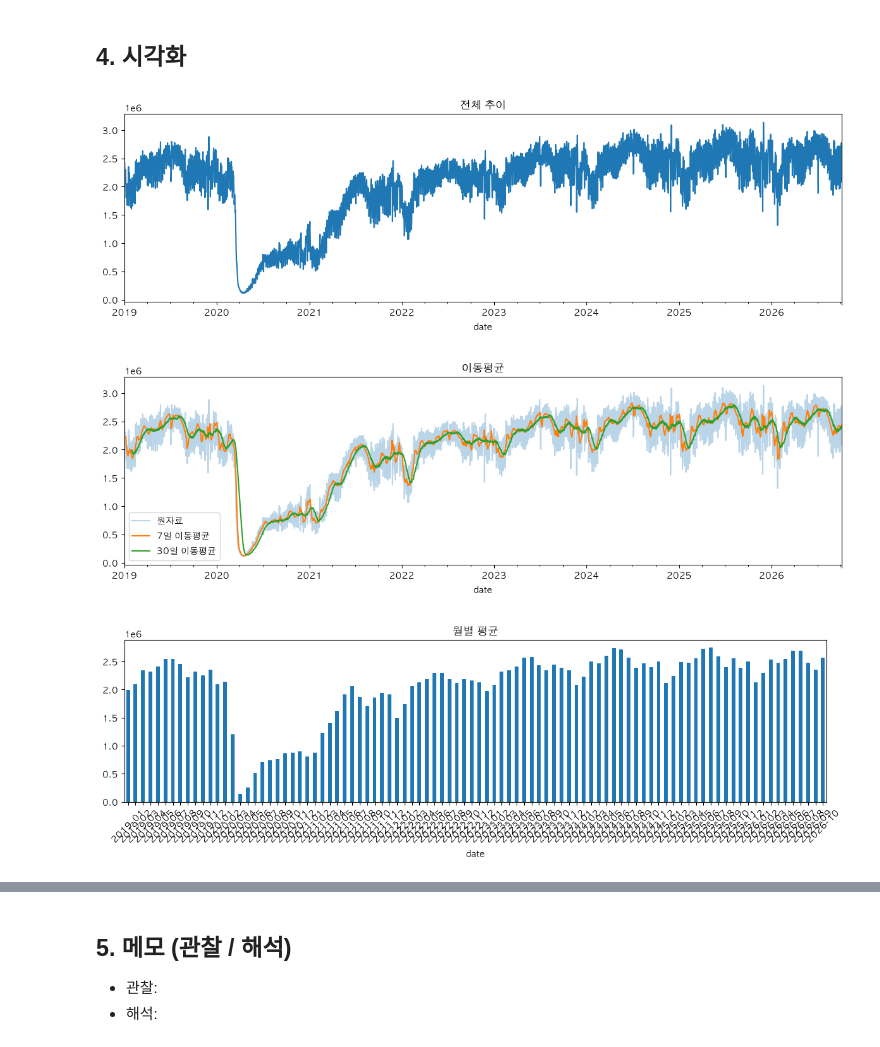
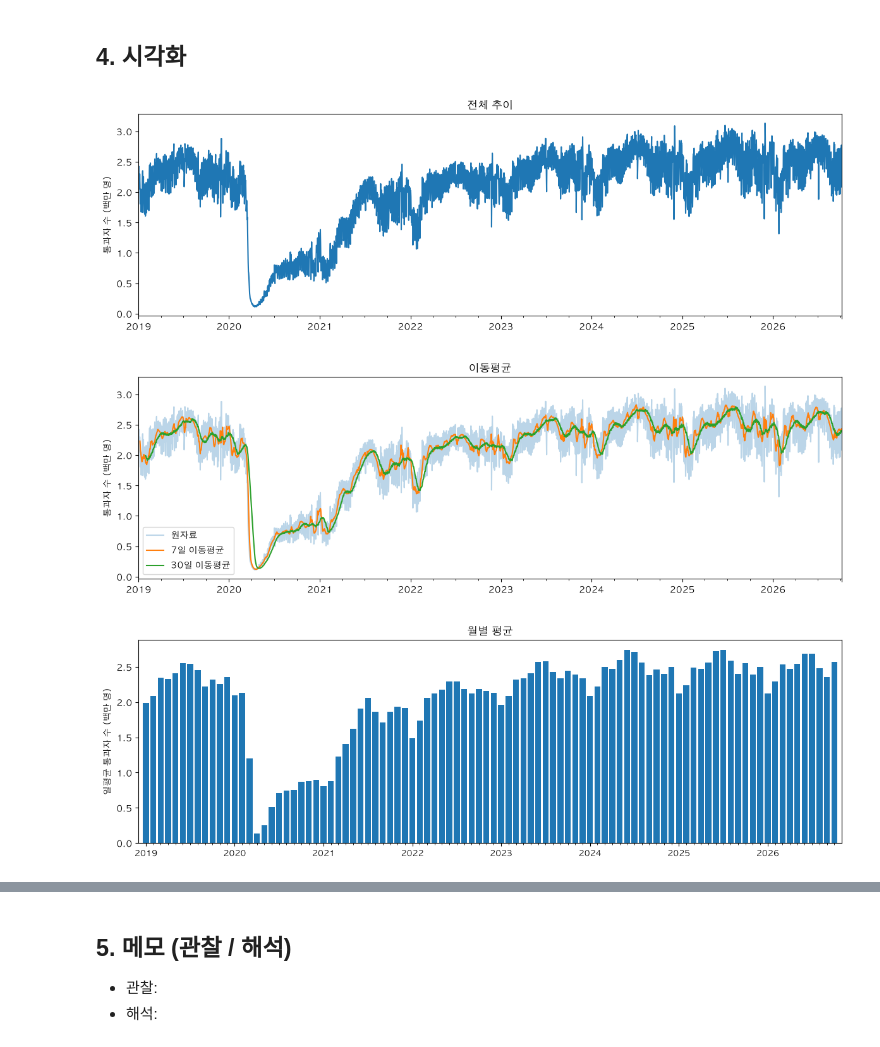
Before and after one commit to ijudge-hub/M-1, a Jupyter notebook: analysis.ipynb, the cells around one changed output, grey strips where cells are left out. Drawn from its saved outputs; the diff is of its cells as text; code cells hidden in the pictures.

```diff
--- a/analysis.ipynb
+++ b/analysis.ipynb
@@ -81,0 +85,8 @@ Freq: MS, Name: passengers, dtype: float64
+# %%
+baseline = df[VALUE_COL].groupby(df.index.dayofweek).transform(lambda x: x.shift(1).rolling(4).median())
+df['dev_pct'] = (df[VALUE_COL] / baseline - 1) * 100
+unusual = df.loc['2022':, 'dev_pct']
+unusual = unusual[unusual.abs() > 25].round(1)
+print('±25% 넘게 벗어난 날:', len(unusual))
+print(unusual.sort_values().head(10))
+print(unusual.sort_values().tail(5))
@@ -101,26 +136,36 @@ Freq: MS, Name: passengers, dtype: float64
 fig, ax = plt.subplots(figsize=(12, 4))
 df[VALUE_COL].plot(ax=ax)
 ax.set_title('전체 추이')
+ax.yaxis.set_major_formatter(MILLION)
+ax.set_ylabel('통과자 수 (백만 명)'); ax.set_xlabel('')
 plt.tight_layout(); plt.savefig('images/01_trend.png', dpi=150); plt.show()
 # %% [output]
-[figure, old version]
+[figure, new version]
 # %%
 fig, ax = plt.subplots(figsize=(12, 4))
 df[VALUE_COL].plot(ax=ax, alpha=0.3, label='원자료')
 df['ma_7'].plot(ax=ax, label='7일 이동평균')
 df['ma_30'].plot(ax=ax, label='30일 이동평균')
 ax.set_title('이동평균'); ax.legend()
+ax.yaxis.set_major_formatter(MILLION)
+ax.set_ylabel('통과자 수 (백만 명)'); ax.set_xlabel('')
 plt.tight_layout(); plt.savefig('images/02_moving_average.png', dpi=150); plt.show()
 # %% [output]
-[figure, old version]
+[figure, new version]
 # %%
 fig, ax = plt.subplots(figsize=(12, 4))
-monthly.plot(kind='bar', ax=ax)
+ax.bar(range(len(monthly)), monthly.values / 1e6, color='tab:blue')
+# 1월에만 연도 표시 (94개월을 다 쓰면 겹침)
+jan = [i for i, d in enumerate(monthly.index) if d.month == 1]
+ax.set_xticks(jan)
+ax.set_xticklabels([monthly.index[i].year for i in jan], fontsize=9)
+ax.set_xticks(range(len(monthly)), minor=True)
+ax.set_xlim(-1, len(monthly))
+ax.set_ylabel('일평균 통과자 수 (백만 명)')
 ax.set_title('월별 평균')
-ax.set_xticklabels([d.strftime('%Y-%m') for d in monthly.index], rotation=45)
 plt.tight_layout(); plt.savefig('images/03_monthly.png', dpi=150); plt.show()
 # %% [output]
-[figure, old version]
+[figure, new version]
 # %%
 # 요일별 평균 (2023년 이후, 코로나 영향 제외)
 order = ['Monday','Tuesday','Wednesday','Thursday','Friday','Saturday','Sunday']
```
Also changed, not shown: parts of 13 cells of this notebook, 9 other files.
